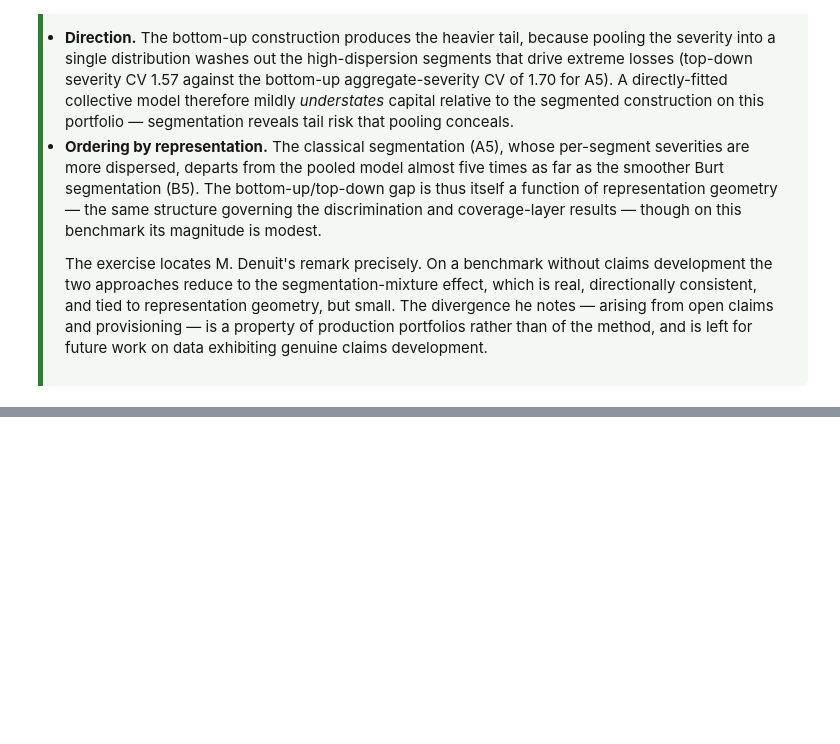
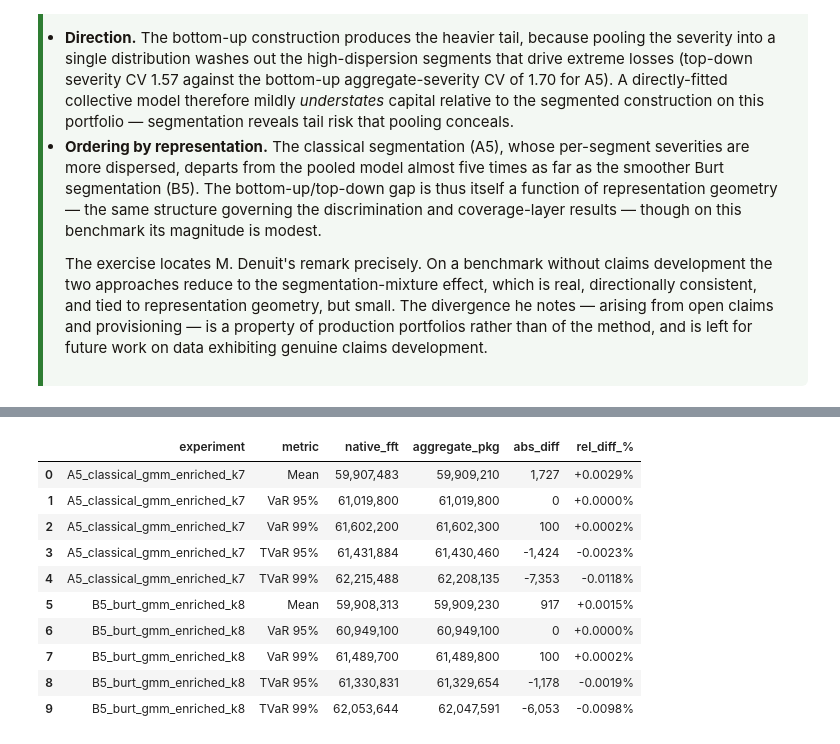
Before and after one commit to evrelegh/P-C, a Jupyter notebook: motor_burt_benchmark.ipynb, the cells around one changed output, grey strips where cells are left out. Saved outputs shown, nothing was run; the diff lists cells and outputs as text; code cells hidden in the pictures; blank space fills up the shorter version.

```diff
--- a/motor_burt_benchmark.ipynb
+++ b/motor_burt_benchmark.ipynb
@@ -6094,0 +6489,86 @@ data exhibiting genuine claims development.</p>
+# %%
+# ============================================================
+# Section: 14
+# Cell: 14.4
+# Title: Independent Cross-Check — same Burr XII in the aggregate package
+# Version: 1.0.0
+# Date: 2026-07-30
+# Provides: agg_burr_metrics (A5, B5), engine_crosscheck
+# Requires: aggregate.build; 14.3 burr_shape, _Bfac, fft_burr_A5, fft_burr_B5;
+#           prepare_aggregate_parameters, compute_empirical_cvs (Cell 7.1);
+#           BEST_DATA, best_calib_data
+# Description:
+# Reprice the SAME mean-preserving Burr XII severity in Mildenhall's aggregate
+# package and confirm it agrees with the native FFT engine (Cell 14.3). The
+# aggregate DecL takes Burr XII via explicit shape with a per-segment scale
+# vector: `sev [s1 s2 ...] * burr12 c d`, where s_j = mean_sev_j / B(c,d) — the
+# identical mean-preserving construction. Agreement to sub-percent shows the swap
+# result is engine-independent; it also corrects the earlier impression that the
+# package could not price Burr XII (it accepts explicit shape, not a mean/CV
+# shorthand, which returns nan for a two-shape-parameter distribution).
+# ============================================================
+
+from aggregate import build as _agg_build
+
+_c, _d = burr_shape
+
+
+def aggregate_burr_metrics(df, log2: int = FFT_LOG2, bs: int = int(FFT_H)):
+    """Mean-preserving Burr XII aggregate via the aggregate package, on the same
+    grid as the native FFT (log2, bs) so the two are directly comparable."""
+    emp_cvs = compute_empirical_cvs(df)  # keeps the segment set identical to 14.3
+    params = prepare_aggregate_parameters(df, segmentation_col="risk_cluster",
+                                          empirical_cvs=emp_cvs)
+    scales = params["mean_sev"].values / _Bfac
+    cc = "[" + " ".join(f"{x:.2f}" for x in params["expected_claims"].values) + "]"
+    sc = "[" + " ".join(f"{x:.4f}" for x in scales) + "]"
+    decl = f"agg BurrXCheck {cc} claims sev {sc} * burr12 {_c:.6f} {_d:.6f} poisson"
+    m = _agg_build(decl, log2=log2, bs=bs)
+    return {
+        "agg_mean":   float(m.agg_m),
+        "agg_var95":  float(m.q(0.95)),
+        "agg_var99":  float(m.q(0.99)),
+        "agg_tvar95": float(m.tvar(0.95)),
+        "agg_tvar99": float(m.tvar(0.99)),
+    }, decl
+
+
+agg_burr_A5, _decl_A5 = aggregate_burr_metrics(BEST_DATA)
+agg_burr_B5, _decl_B5 = aggregate_burr_metrics(best_calib_data)
+print("aggregate-package Burr XII DecL (A5):")
+print(" ", _decl_A5[:110], "...\n")
+
+
+def _xrows(name, native, pkg):
+    out = []
+    for k, lbl in [("agg_mean", "Mean"), ("agg_var95", "VaR 95%"),
+                   ("agg_var99", "VaR 99%"), ("agg_tvar95", "TVaR 95%"),
+                   ("agg_tvar99", "TVaR 99%")]:
+        a, b = native[k], pkg[k]
+        out.append({"experiment": name, "metric": lbl,
+                    "native_fft": a, "aggregate_pkg": b,
+                    "abs_diff": b - a, "rel_diff_%": (b - a) / a * 100})
+    return pd.DataFrame(out)
+
+engine_crosscheck = pd.concat([
+    _xrows(best_experiment, fft_burr_A5, agg_burr_A5),
+    _xrows(best_calib_name, fft_burr_B5, agg_burr_B5),
+], ignore_index=True)
+
+print("Two-engine cross-check on mean-preserving Burr XII "
+      "(native FFT vs aggregate package)\n")
+_d2 = engine_crosscheck.copy()
+for c in ["native_fft", "aggregate_pkg", "abs_diff"]:
+    _d2[c] = _d2[c].map(lambda v: f"{v:,.0f}")
+_d2["rel_diff_%"] = engine_crosscheck["rel_diff_%"].map(lambda v: f"{v:+.4f}%")
+display(_d2)
+
+_worst = engine_crosscheck["rel_diff_%"].abs().max()
+_TOL = 0.5  # percent
+if _worst <= _TOL:
+    print(f"\nPASS — the two engines agree to within {_worst:.4f}% "
+          f"(tol {_TOL:.1f}%). The Burr XII swap result is engine-independent.")
+else:
+    print(f"\nWARN — max divergence {_worst:.4f}% exceeds {_TOL:.1f}%. "
+          f"Check that log2/bs match and that both use the same segment scales.")
+# %% [output]
@@ -6094,0 +6579,11 @@ data exhibiting genuine claims development.</p>
+|  | experiment | metric | native_fft | aggregate_pkg | abs_diff | rel_diff_% |
+| 0 | A5_classical_gmm_enriched_k7 | Mean | 59,907,483 | 59,909,210 | 1,727 | +0.0029% |
+| 1 | A5_classical_gmm_enriched_k7 | VaR 95% | 61,019,800 | 61,019,800 | 0 | +0.0000% |
+| 2 | A5_classical_gmm_enriched_k7 | VaR 99% | 61,602,200 | 61,602,300 | 100 | +0.0002% |
+| 3 | A5_classical_gmm_enriched_k7 | TVaR 95% | 61,431,884 | 61,430,460 | -1,424 | -0.0023% |
+| 4 | A5_classical_gmm_enriched_k7 | TVaR 99% | 62,215,488 | 62,208,135 | -7,353 | -0.0118% |
+| 5 | B5_burt_gmm_enriched_k8 | Mean | 59,908,313 | 59,909,230 | 917 | +0.0015% |
+| 6 | B5_burt_gmm_enriched_k8 | VaR 95% | 60,949,100 | 60,949,100 | 0 | +0.0000% |
+| 7 | B5_burt_gmm_enriched_k8 | VaR 99% | 61,489,700 | 61,489,800 | 100 | +0.0002% |
+| 8 | B5_burt_gmm_enriched_k8 | TVaR 95% | 61,330,831 | 61,329,654 | -1,178 | -0.0019% |
+| 9 | B5_burt_gmm_enriched_k8 | TVaR 99% | 62,053,644 | 62,047,591 | -6,053 | -0.0098% |
```
Also changed, not shown: parts of 12 cells of this notebook, 1 other file.
